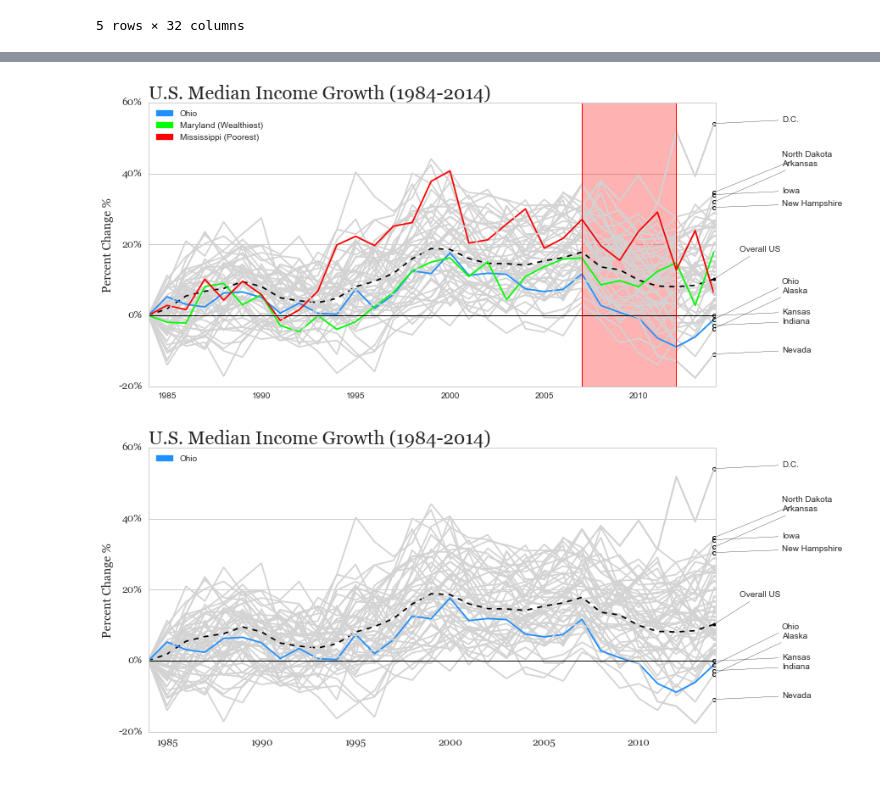
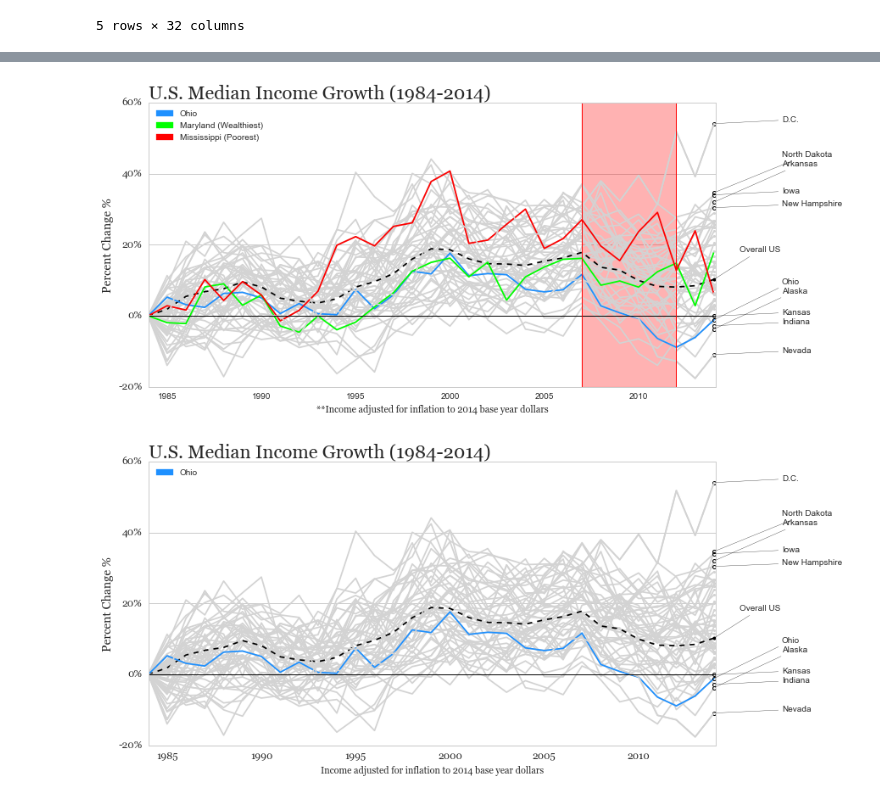
Before and after one commit to jgratsch2/Udemy-Course, a Jupyter notebook: IncomeTrends.ipynb, the cells around one changed output, grey strips where cells are left out. Cells and saved outputs as stored; diff of their text form; code cells hidden in the pictures.

```diff
--- a/IncomeTrends.ipynb
+++ b/IncomeTrends.ipynb
@@ -133,16 +133,18 @@ staterank = staterank[(staterank.Rank < 6) |
 
 state_index = [248,1054,465,93,899,496,1085,434,31,868]
 # %%
+#create figure object
 fig = plt.figure(figsize = (12,6))
 ax1 = fig.add_subplot(111)
 
+#loop through and plot each state as background grey color
 States = np.unique(statedata['State'])
 
 for state in States:
     ax1.plot(statedata['Year'][statedata.State == state], statedata['pct_change'][statedata.State == state],
          linestyle = '-', color = 'lightgrey')
 
-
+#plot states that need emphasized as well as end markers for those states
 ax1.plot(USdata['Year'],USdata['pct_change'],linestyle = 'dashed', color = 'black')
 ax1.plot(OhioData['Year'],OhioData['pct_change'], linestyle = '-',color = 'dodgerblue')
 ax1.plot(MaryData['Year'],MaryData['pct_change'], linestyle = '-',color = 'lime')
@@ -159,48 +161,52 @@ ax1.plot(Nevadadata['Year'],Nevadadata['pct_change'], linestyle = '-',color = 'l
 
 ax1.axhline(y=0, linewidth=1, color = 'black')
 
+#Get data for us marker
 USyear = US2014.get_value(0, 'Year')
 USpct = US2014.get_value(0, 'pct_change')
 ax1.annotate('Overall US', xy = (USyear, USpct ), xytext=(30,30),
         textcoords = 'offset points', ha = 'left', va = 'bottom',
             arrowprops = dict(arrowstyle = '-', connectionstyle = 'arc3,rad=0'))
 
+#chart aesthetics
 csfont = {'fontname':'Georgia'}
 plt.title('U.S. Median Income Growth (1984-2014)', fontsize=22, **csfont, loc = 'left')
 #plt.xlabel('Year',fontsize=14, **csfont)
 plt.ylabel('Percent Change %',fontsize=14, **csfont)
+plt.xlabel('**Income adjusted for inflation to 2014 base year dollars', **csfont)
 plt.xlim(1984,2014.1)
 ax1.grid(b=False, axis = 'x')
 ax1.axvspan(2007, 2012, alpha=0.3, color='red')
 ax1.axvline(x=2007, linewidth = 1, color = 'red')
 ax1.axvline(x=2012, linewidth = 1, color = 'red')
 plt.yticks([-20,0,20,40,60], fontsize=12, **csfont)
 fmt = '%.0f%%'
 ax1.yaxis.set_major_formatter(mtick.FormatStrFormatter(fmt))
 blueline = mpatches.Patch(color='dodgerblue', label = 'Ohio')
 redline = mpatches.Patch(color='red', label = 'Mississippi (Poorest)')
 greenline = mpatches.Patch(color='lime',label = 'Maryland (Wealthiest)')
 ax1.legend(handles=[blueline,greenline, redline], loc=2)
 
 
 for i in state_index:
     x= staterank.get_value(i,'Year')
     y= staterank.get_value(i,'pct_change')
     label = staterank.get_value(i,'State')
     rank = staterank.get_value(i,'Rank')
     if rank % 2 == 0:
         xval = 80
         yval = 40
     else:
         xval = 80
         yval = 0
     ax1.annotate(label,
                xy = (x, y), xytext = (xval,yval),
                textcoords = 'offset points', ha = 'left', va = 'bottom',
                arrowprops = dict(arrowstyle = '-', connectionstyle = 'arc3,rad=0'))
 # %% [output]
-[figure, old version]
+[figure, new version]
 # %%
+#same code minus some aesthetics
 fig = plt.figure(figsize = (12,6))
 ax1 = fig.add_subplot(111)
 
@@ -235,6 +241,7 @@ csfont = {'fontname':'Georgia'}
 plt.title('U.S. Median Income Growth (1984-2014)', fontsize=22, **csfont, loc = 'left')
 #plt.xlabel('Year',fontsize=14, **csfont)
 plt.ylabel('Percent Change %',fontsize=14, **csfont)
+plt.xlabel('Income adjusted for inflation to 2014 base year dollars', **csfont)
 plt.xlim(1984,2014.1)
 plt.xticks(fontsize = 12, **csfont)
 plt.yticks([-20,0,20,40,60], fontsize=12, **csfont)
@@ -262,4 +269,4 @@ for i in state_index:
                textcoords = 'offset points', ha = 'left', va = 'bottom',
                arrowprops = dict(arrowstyle = '-', connectionstyle = 'arc3,rad=0'))
 # %% [output]
-[figure, old version]
+[figure, new version]
```
Also changed, not shown: parts of 3 cells of this notebook.
